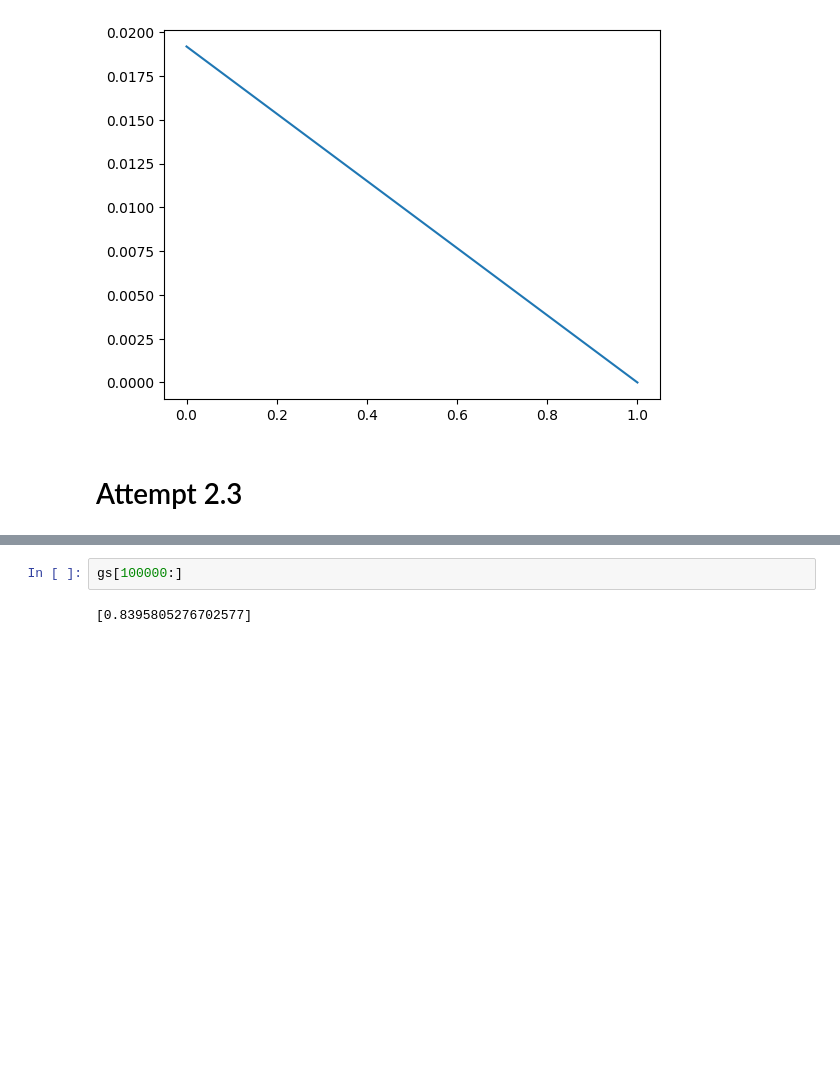
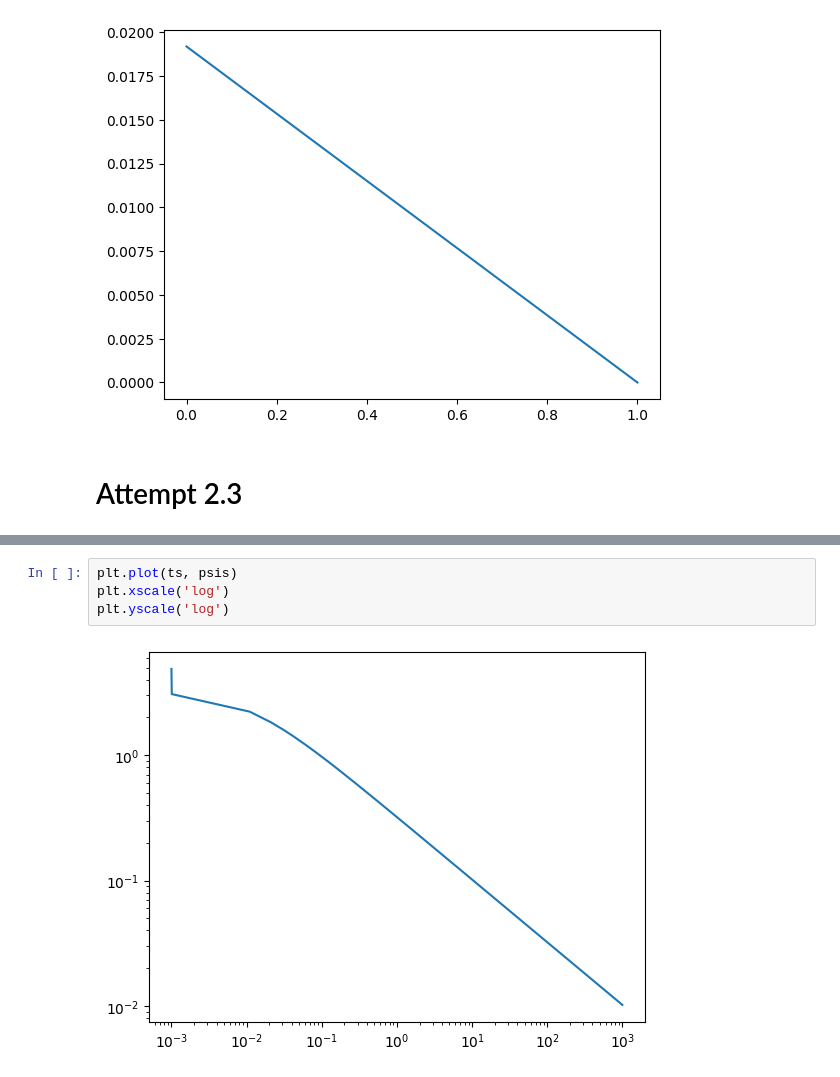
Before and after one commit to dashadem/CO2lovers, a Jupyter notebook: nonlinear.ipynb, the cells around one changed output, grey strips where cells are left out. Drawn from its saved outputs; the diff is of its cells as text; blank space fills up the shorter version.

```diff
--- a/nonlinear.ipynb
+++ b/nonlinear.ipynb
@@ -701,4 +702,6 @@ plt.yscale('log')
 # %%
-gs[100000:]
+plt.plot(ts, psis)
+plt.xscale('log')
+plt.yscale('log')
 # %% [output]
-[0.8395805276702577]
+[figure, added]
```
Also changed, not shown: parts of 6 cells of this notebook.
